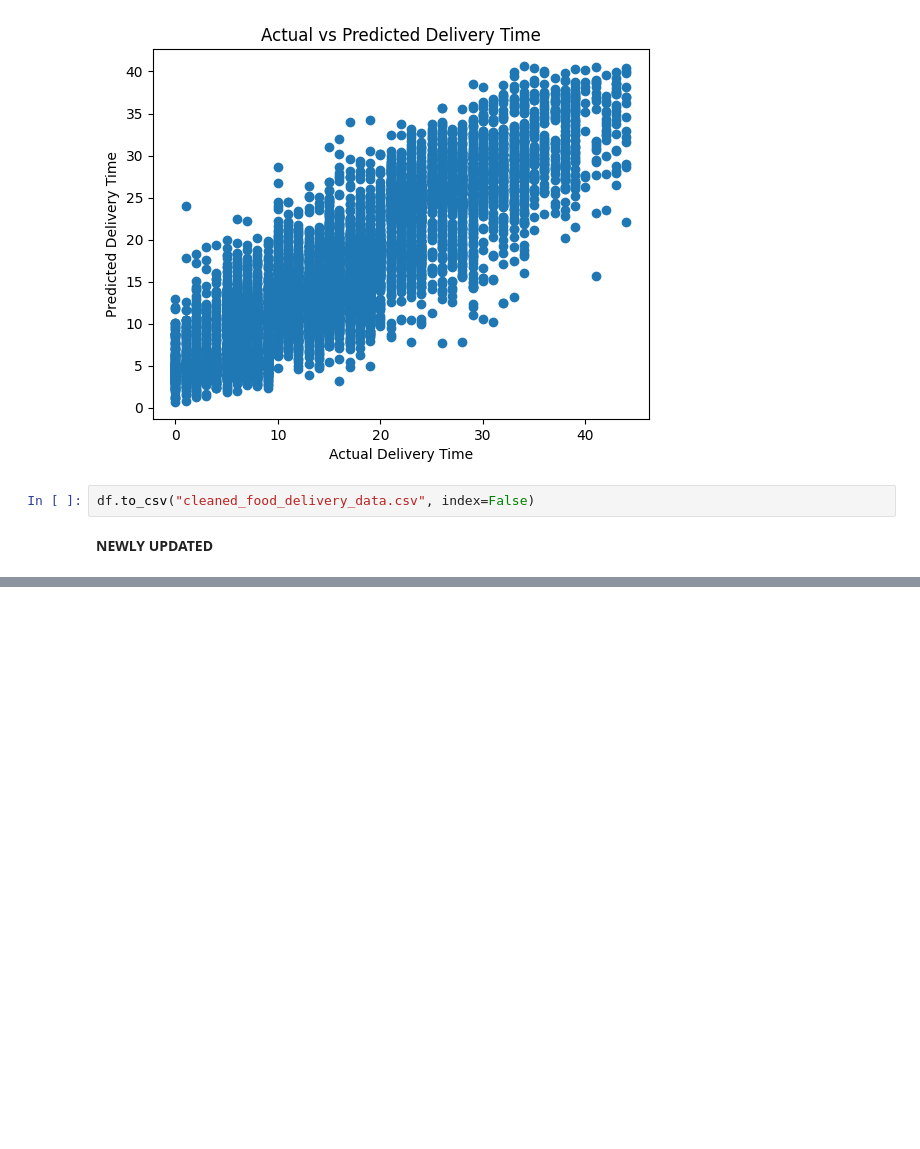
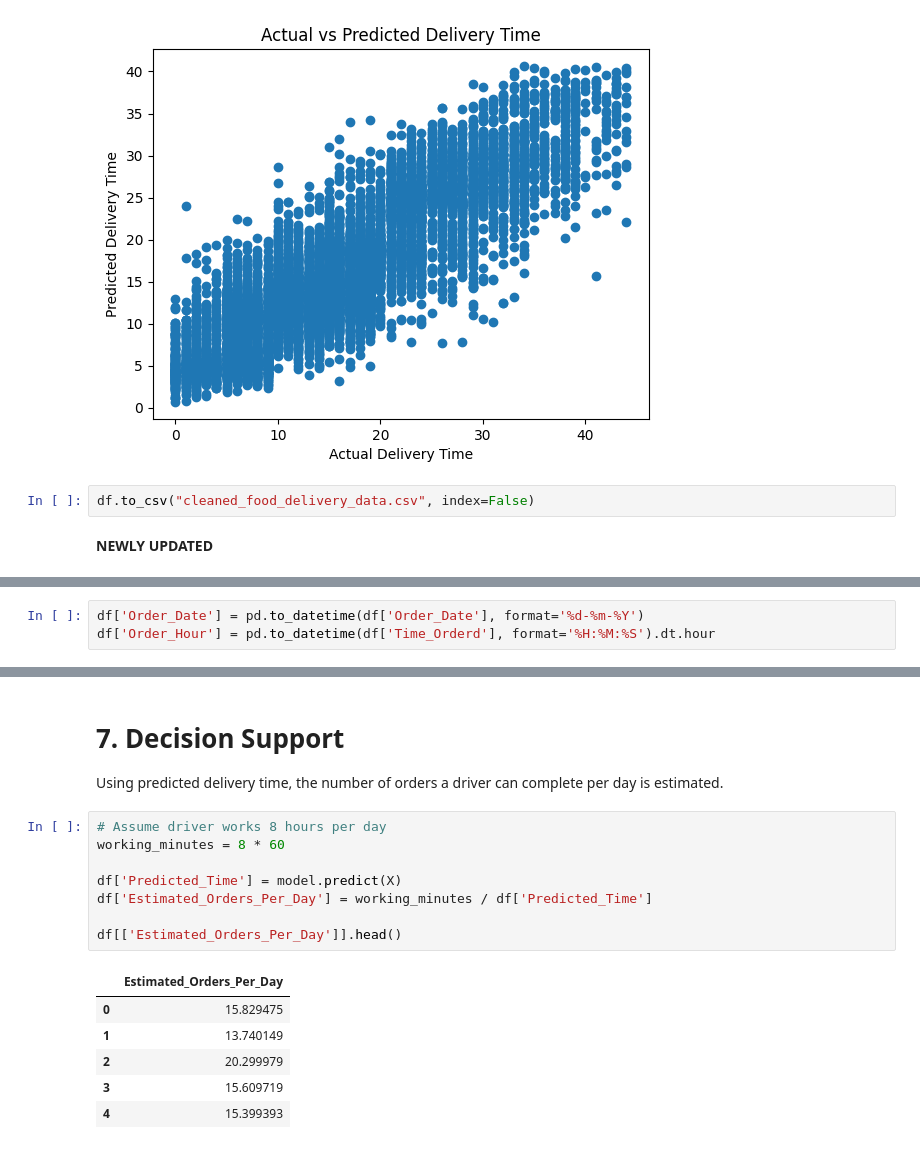
Before and after one commit to logansivam/Testing, a Jupyter notebook: DMDW_Project.ipynb, the cells around one changed output, grey strips where cells are left out. Saved outputs shown, nothing was run; the diff lists cells and outputs as text; blank space fills up the shorter version.

```diff
--- a/DMDW_Project.ipynb
+++ b/DMDW_Project.ipynb
@@ -198,0 +192,3 @@ plt.show()
+# %%
+df['Order_Date'] = pd.to_datetime(df['Order_Date'], format='%d-%m-%Y')
+df['Order_Hour'] = pd.to_datetime(df['Time_Orderd'], format='%H:%M:%S').dt.hour
@@ -198,0 +255,19 @@ plt.show()
+# %% [markdown]
+# 7. Decision Support
+
+Using predicted delivery time, the number of orders a driver can complete per day is estimated.
+# %%
+# Assume driver works 8 hours per day
+working_minutes = 8 * 60
+
+df['Predicted_Time'] = model.predict(X)
+df['Estimated_Orders_Per_Day'] = working_minutes / df['Predicted_Time']
+
+df[['Estimated_Orders_Per_Day']].head()
+# %% [output]
+|  | Estimated_Orders_Per_Day |
+| 0 | 15.829475 |
+| 1 | 13.740149 |
+| 2 | 20.299979 |
+| 3 | 15.609719 |
+| 4 | 15.399393 |
```
Also changed, not shown: parts of 34 cells of this notebook.
